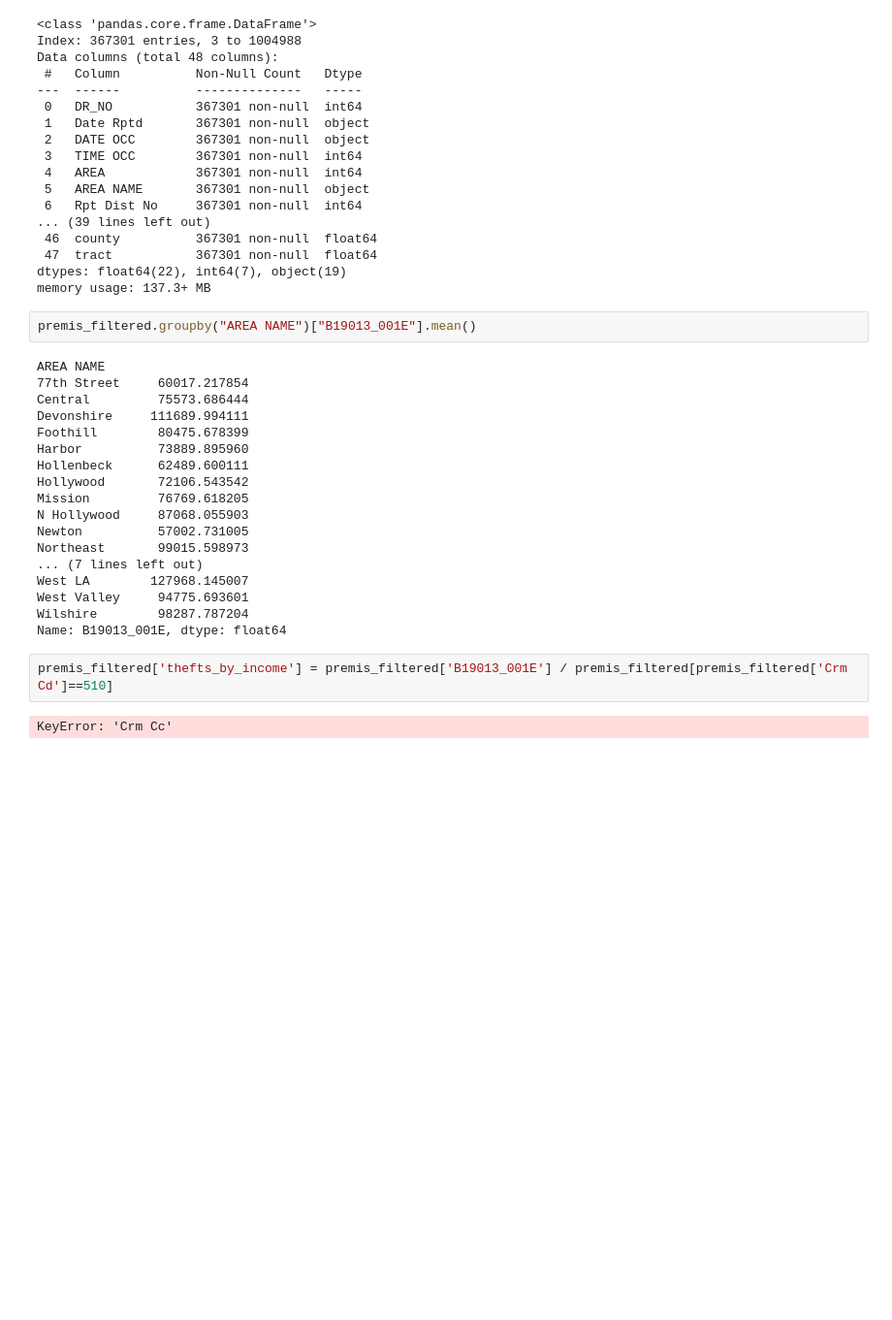
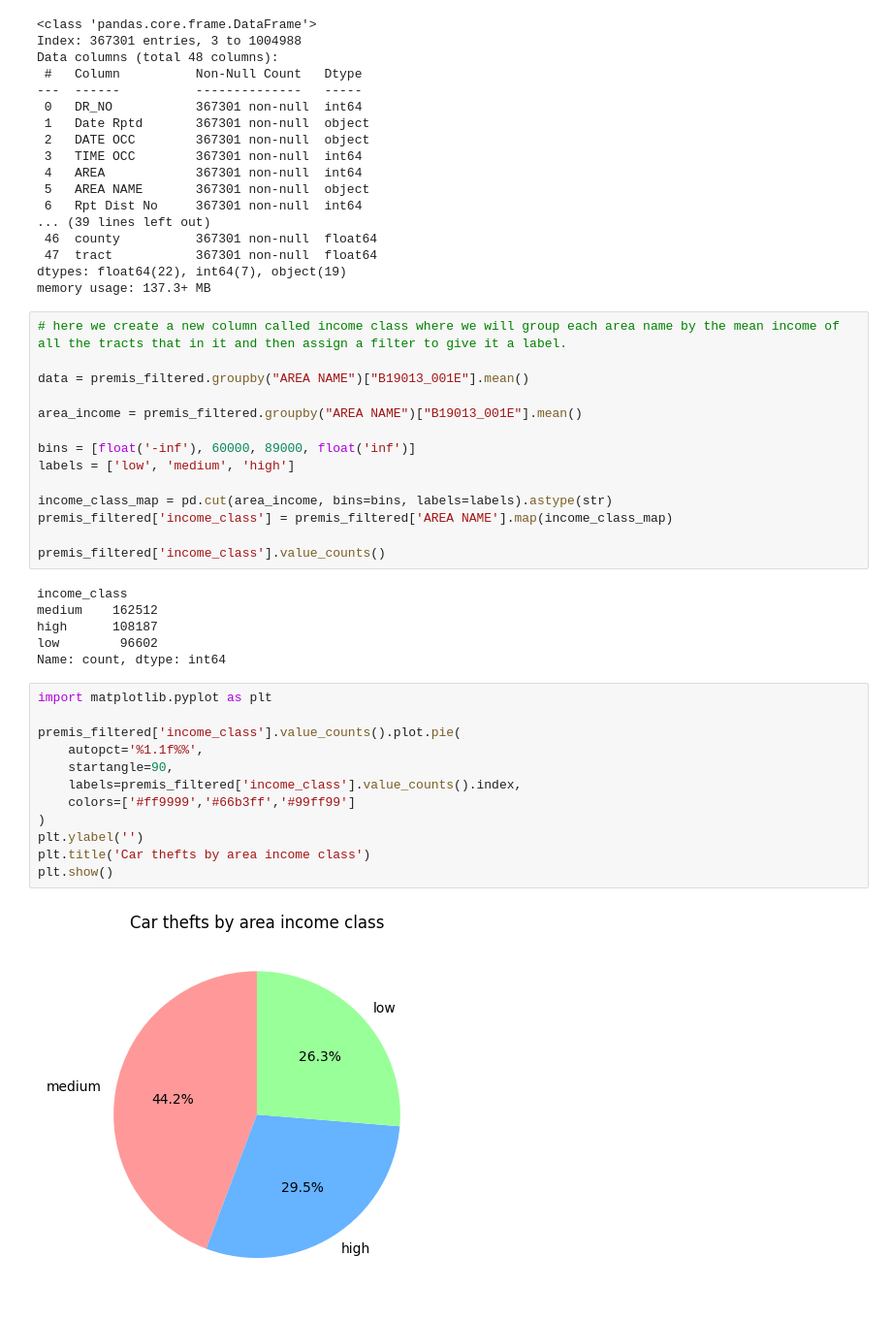
Before and after one commit to mlukoms0/Vehicle_theft_ML_MODEL, a Jupyter notebook: dataintegration.ipynb, the cells around one changed output. Shown: that part at 97% size. Drawn from its saved outputs; the diff is of its cells as text; blank space fills up the shorter version.

```diff
--- a/dataintegration.ipynb
+++ b/dataintegration.ipynb
@@ -155,26 +152,36 @@ Data columns (total 48 columns):
 dtypes: float64(22), int64(7), object(19)
 memory usage: 137.3+ MB
 # %%
-premis_filtered.groupby("AREA NAME")["B19013_001E"].mean()
+# here we create a new column called income class where we will group each area name by the mean income of all the tracts that in it and then assign a filter to give it a label.
+
+data = premis_filtered.groupby("AREA NAME")["B19013_001E"].mean()
+
+area_income = premis_filtered.groupby("AREA NAME")["B19013_001E"].mean()
+
+bins = [float('-inf'), 60000, 89000, float('inf')]
+labels = ['low', 'medium', 'high']
+
+income_class_map = pd.cut(area_income, bins=bins, labels=labels).astype(str)
+premis_filtered['income_class'] = premis_filtered['AREA NAME'].map(income_class_map)
+
+premis_filtered['income_class'].value_counts()
 # %% [output]
-AREA NAME
-77th Street     60017.217854
-Central         75573.686444
-Devonshire     111689.994111
-Foothill        80475.678399
-Harbor          73889.895960
-Hollenbeck      62489.600111
-Hollywood       72106.543542
-Mission         76769.618205
-N Hollywood     87068.055903
-Newton          57002.731005
-Northeast       99015.598973
-... (7 lines left out)
-West LA        127968.145007
-West Valley     94775.693601
-Wilshire        98287.787204
-Name: B19013_001E, dtype: float64
+income_class
+medium    162512
+high      108187
+low        96602
+Name: count, dtype: int64
-# %%
-premis_filtered['thefts_by_income'] = premis_filtered['B19013_001E'] / premis_filtered[premis_filtered['Crm Cd']==510]
-# %% [output]
-KeyError: 'Crm Cc'
+# %%
+import matplotlib.pyplot as plt
+
+premis_filtered['income_class'].value_counts().plot.pie(
+    autopct='%1.1f%%',
+    startangle=90,
+    labels=premis_filtered['income_class'].value_counts().index,
+    colors=['#ff9999','#66b3ff','#99ff99']
+)
+plt.ylabel('')
+plt.title('Car thefts by area income class')
+plt.show()
+# %% [output]
+[figure, added]
```
Also changed, not shown: parts of 8 cells of this notebook, 2 other files.
